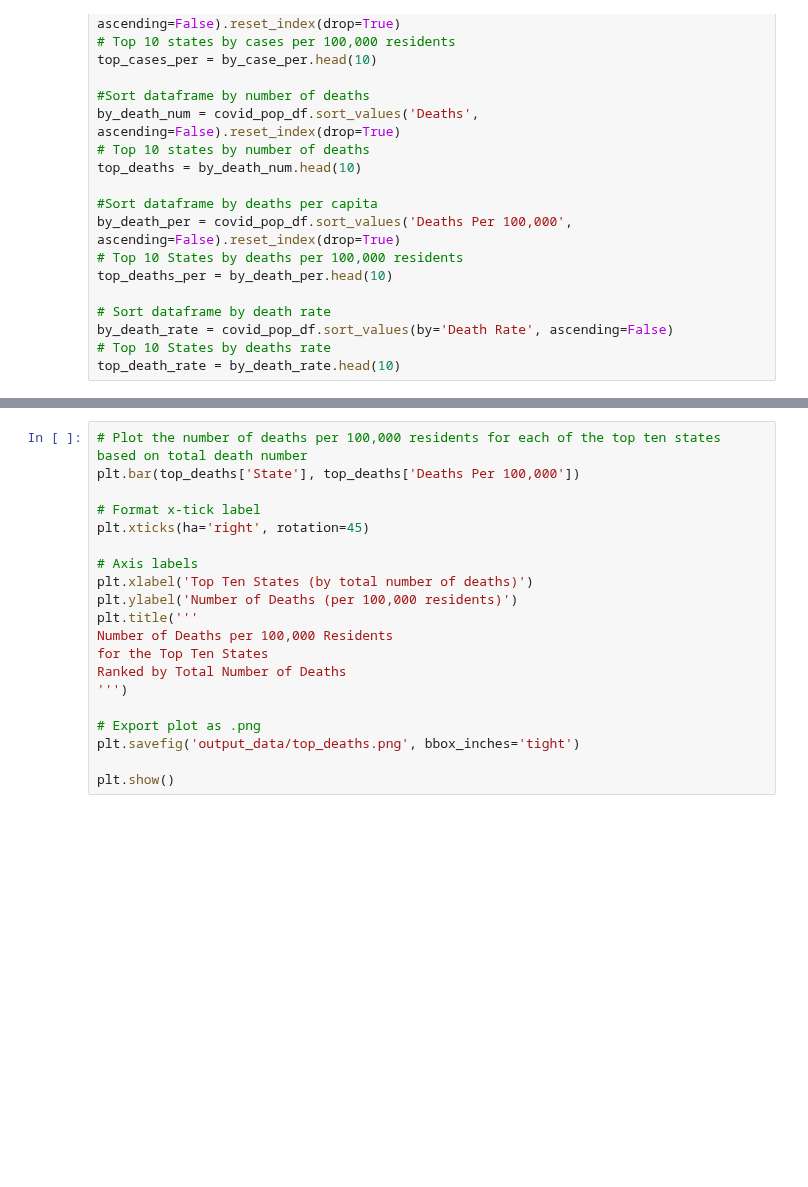
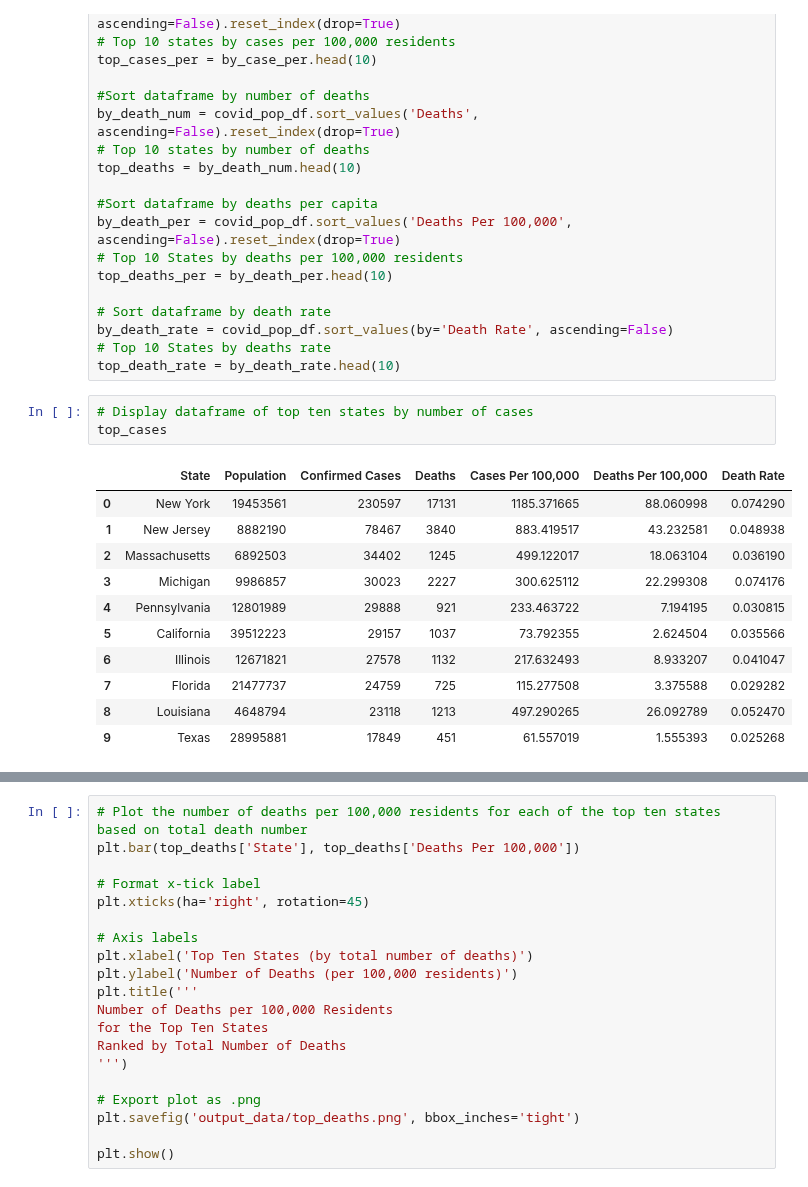
Before and after one commit to aaronrotman/project-one, a Jupyter notebook: analysis.ipynb, the cells around one changed output, grey strips where cells are left out. Drawn from its saved outputs; the diff is of its cells as text; blank space fills up the shorter version.

```diff
--- a/analysis.ipynb
+++ b/analysis.ipynb
@@ -108,3 +109,18 @@ top_deaths_per = by_death_per.head(10)
 by_death_rate = covid_pop_df.sort_values(by='Death Rate', ascending=False)
 # Top 10 States by deaths rate
 top_death_rate = by_death_rate.head(10)
+# %%
+# Display dataframe of top ten states by number of cases
+top_cases
+# %% [output]
+|  | State | Population | Confirmed Cases | Deaths | Cases Per 100,000 | Deaths Per 100,000 | Death Rate |
+| 0 | New York | 19453561 | 230597 | 17131 | 1185.371665 | 88.060998 | 0.074290 |
+| 1 | New Jersey | 8882190 | 78467 | 3840 | 883.419517 | 43.232581 | 0.048938 |
+| 2 | Massachusetts | 6892503 | 34402 | 1245 | 499.122017 | 18.063104 | 0.036190 |
+| 3 | Michigan | 9986857 | 30023 | 2227 | 300.625112 | 22.299308 | 0.074176 |
+| 4 | Pennsylvania | 12801989 | 29888 | 921 | 233.463722 | 7.194195 | 0.030815 |
+| 5 | California | 39512223 | 29157 | 1037 | 73.792355 | 2.624504 | 0.035566 |
+| 6 | Illinois | 12671821 | 27578 | 1132 | 217.632493 | 8.933207 | 0.041047 |
+| 7 | Florida | 21477737 | 24759 | 725 | 115.277508 | 3.375588 | 0.029282 |
+| 8 | Louisiana | 4648794 | 23118 | 1213 | 497.290265 | 26.092789 | 0.052470 |
+| 9 | Texas | 28995881 | 17849 | 451 | 61.557019 | 1.555393 | 0.025268 |
```
Also changed, not shown: parts of 5 cells of this notebook, 1 other file.
